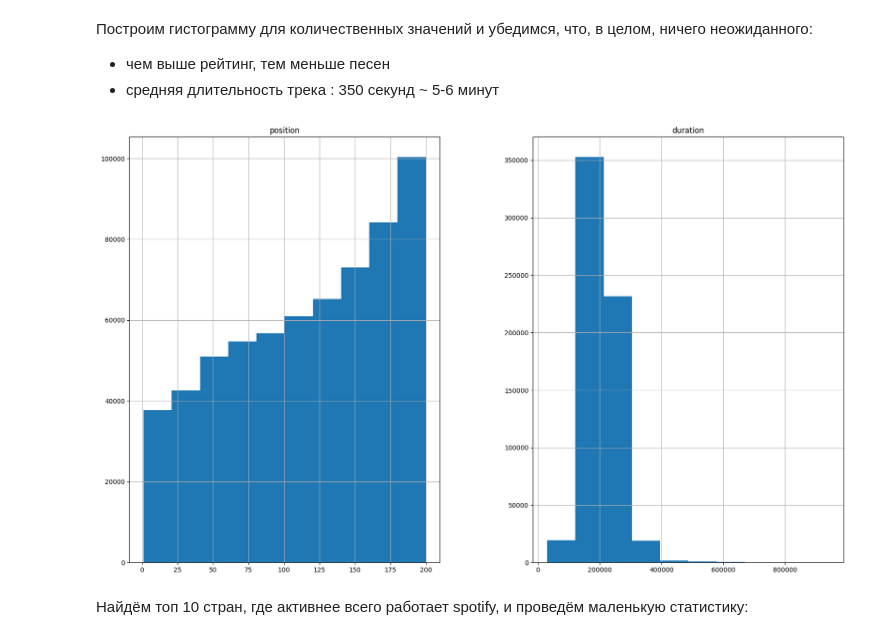
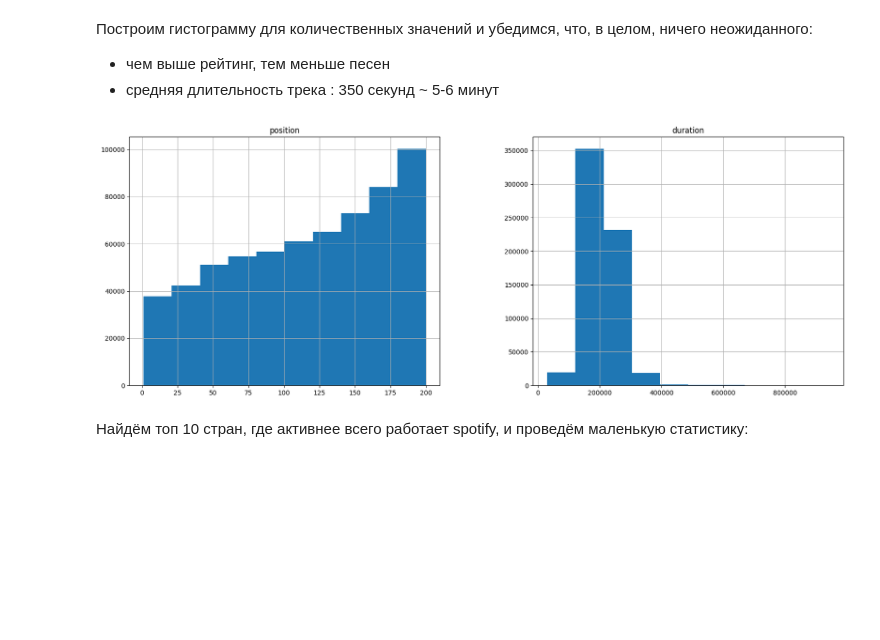
Before and after one commit to AlimKugot/DataScience, a Jupyter notebook: Code.ipynb, the cells around one changed output. Saved outputs shown, nothing was run; the diff lists cells and outputs as text; code cells hidden in the pictures; blank space fills up the shorter version.

```diff
--- a/Code.ipynb
+++ b/Code.ipynb
@@ -212,9 +206,9 @@ sns.heatmap(corr, annot=True)
 - чем выше рейтинг, тем меньше песен
 - средняя длительность трека : 350 секунд ~ 5-6 минут
 # %%
-df.hist(figsize=(20, 12));
+df.hist(figsize=(20, 7));
 # %% [output]
-[figure, old version]
+[figure, new version]
 # %% [markdown]
 Найдём топ 10 стран, где активнее всего работает spotify, и проведём маленькую статистику:
 # %%
```
Also changed, not shown: parts of 12 cells of this notebook.
